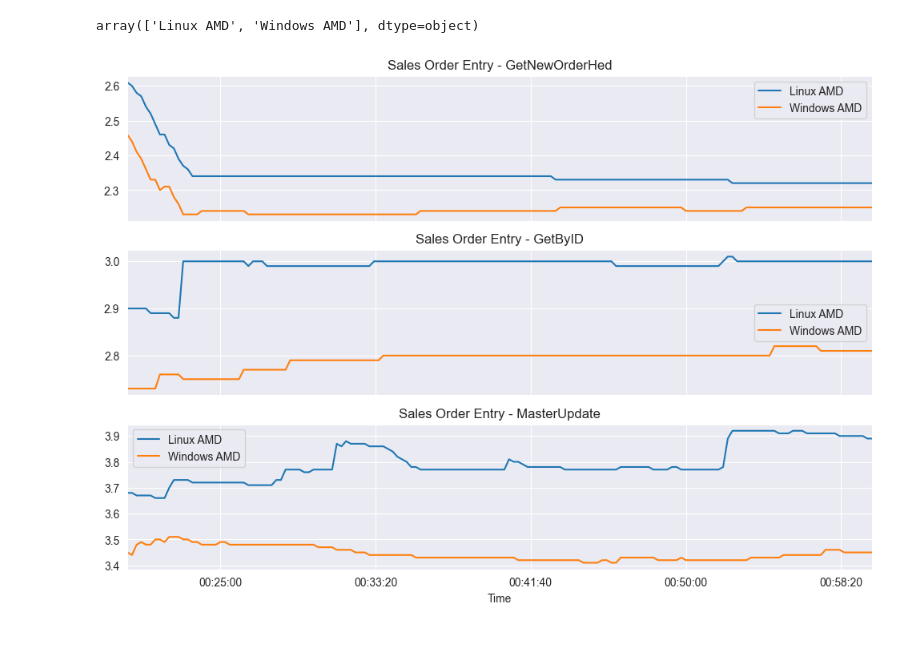
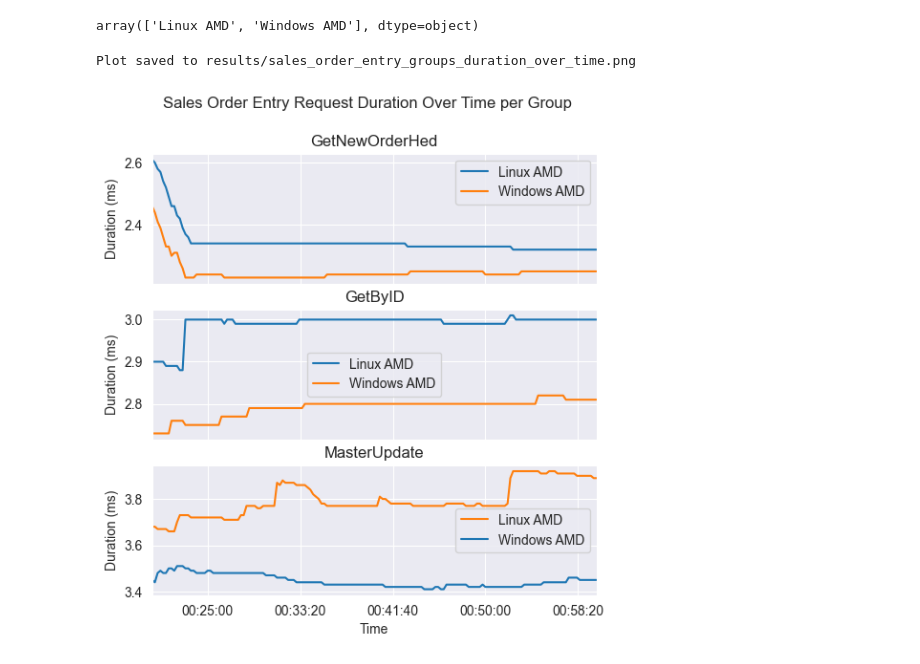
Before and after one commit to epicor-yasuomaidana/metrics-analysis, a Jupyter notebook: Api Call Analyzer.ipynb, the cells around one changed output. Cells and saved outputs as stored; diff of their text form; code cells hidden in the pictures.

Commit message:
Completing plots

```diff
--- a/Api Call Analyzer.ipynb
+++ b/Api Call Analyzer.ipynb
@@ -43,6 +45,21 @@ def merge_dashboards(stored_data: dict[str, dict], dashboard_name: str, loader:
     merged = merged.reset_index().set_index("Time")
 
     return merged
+# %%
+def save_plot_if_new(filename: str, dpi: int = 300, style: str = matplotx.styles.dracula, force: bool = False):
+    """
+    Save the current matplotlib figure to `filename` only if it does not exist.
+    """
+    if force and os.path.exists(filename):
+        os.remove(filename)
+
+    if not os.path.exists(filename):
+        if style:
+            with plt.style.context(style):
+                plt.savefig(filename, dpi=dpi, transparent=True)
+        else:
+            plt.savefig(filename, dpi=dpi, transparent=True)
+        print(f"Plot saved to {filename}")
 # %%
 data_ = pkl.load(open("results/quick_data.pkl", "rb"))
 # %%
@@ -123,18 +140,18 @@ sales_order_entry["instance"].unique()
 # %% [output]
 array(['Linux AMD', 'Windows AMD'], dtype=object)
 # %%
-fig, axs = plt.subplots(3, 1, figsize=(12, 8))
+fig, axs = plt.subplots(3, 1, figsize=(6, 6))
+fig.suptitle("Sales Order Entry Request Duration Over Time per Group")
 for i,group in enumerate(sales_order_entry['group'].unique()):
     ax = axs[i]
     to_plot = sales_order_entry[sales_order_entry['group'] == group]
-    for instance, instance_data in to_plot.groupby('instance'):
-        instance_data.plot(use_index=True, y='value', label=instance, ax=ax)
-    # to_plot.plot(use_index=True, y='value', label=group, ax=ax)
-    ax.set_title(f'Sales Order Entry - {group}')
+    plot_over_time(to_plot, 'value', f'{group} Duration Over Time', 'Duration (ms)', ax=ax)
+    ax.set_title(f'{group}')
+    ax.set_ylabel('Duration (ms)')
     if i < len(axs) - 1:
         ax.tick_params(labelbottom=False)
         ax.set_xlabel('')
-
-    # plot_over_time(sales_order_entry[sales_order_entry['group'] == group], 'value', f'Sales Order Entry - {group}', 'Duration (ms)', ax=ax)
+save_plot_if_new("results/sales_order_entry_groups_duration_over_time.png")
 # %% [output]
+Plot saved to results/sales_order_entry_groups_duration_over_time.png
-[figure, old version]
+[figure, new version]
```
Also changed, not shown: parts of 23 cells of this notebook, 1 other file.
